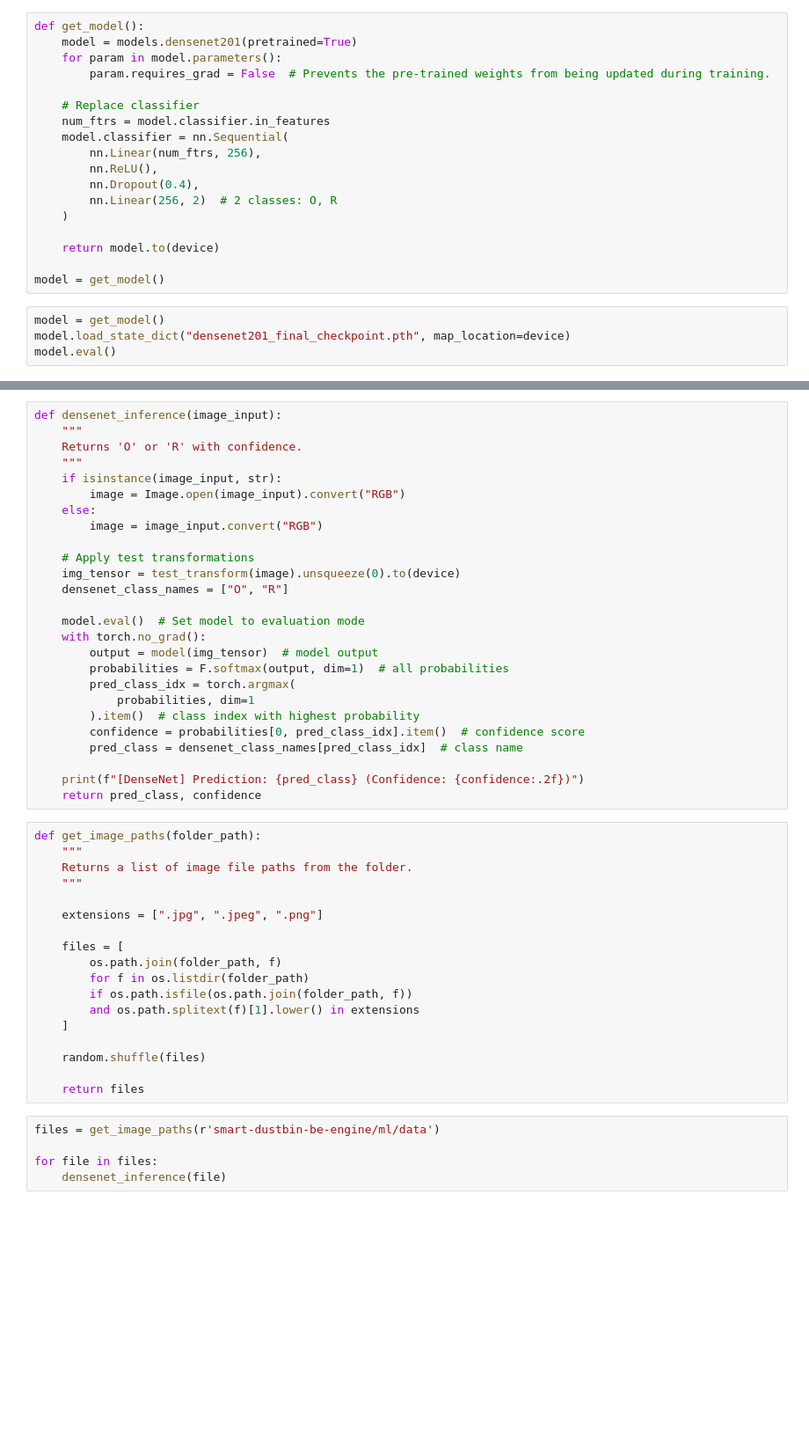
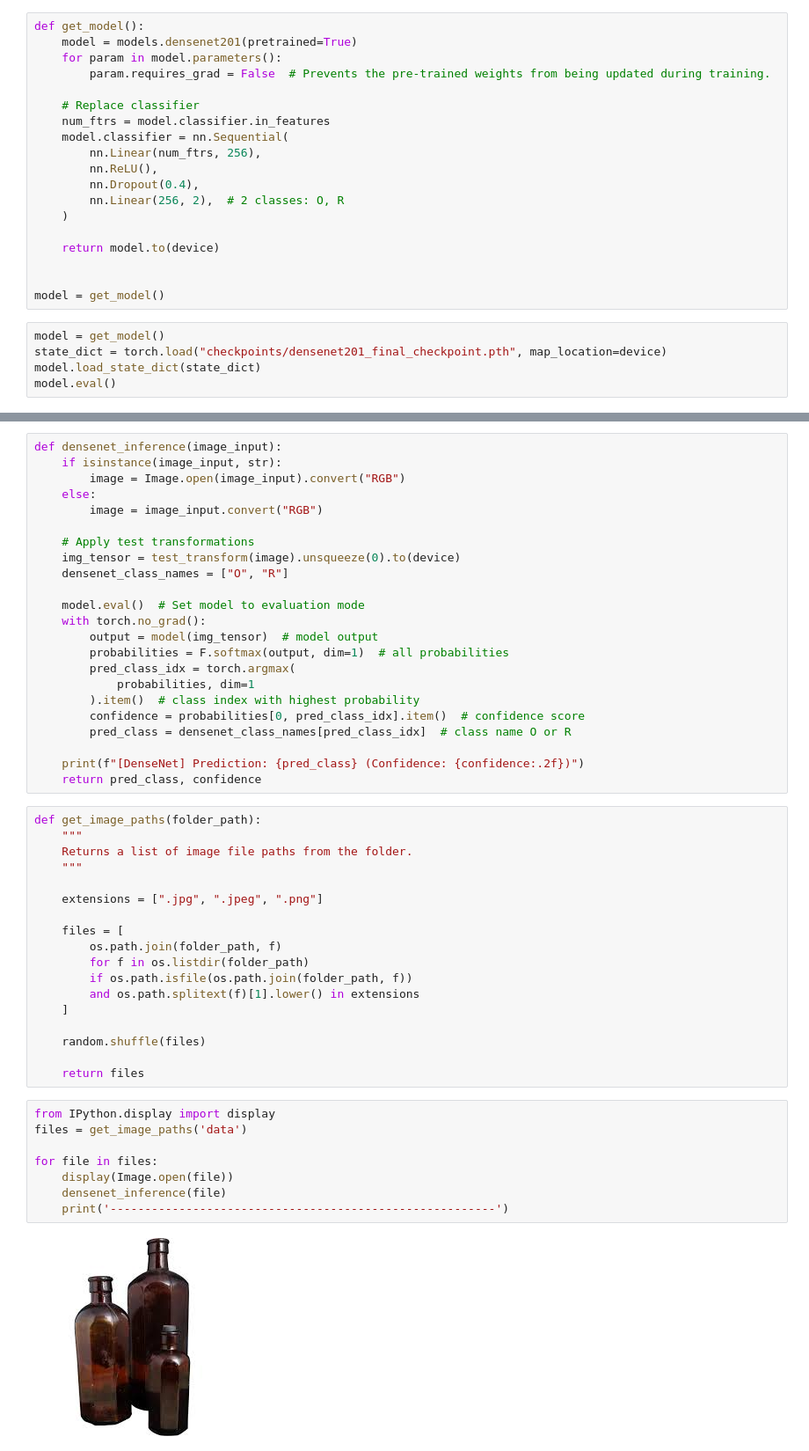
Before and after one commit to bibekjoshi01/smart-dustbin-be-engine, a Jupyter notebook: ml/performance.ipynb, the cells around one changed output, grey strips where cells are left out. Shown at 88% size. Cells and saved outputs as stored; diff of their text form; blank space fills up the shorter version.

Commit message:
Feat: Model Performance tested

```diff
--- a/ml/performance.ipynb
+++ b/ml/performance.ipynb
@@ -23,13 +67,15 @@ def get_model():
         nn.Linear(num_ftrs, 256),
         nn.ReLU(),
         nn.Dropout(0.4),
-        nn.Linear(256, 2)  # 2 classes: O, R
+        nn.Linear(256, 2),  # 2 classes: O, R
     )
 
     return model.to(device)
 
+
 model = get_model()
 # %%
 model = get_model()
-model.load_state_dict("densenet201_final_checkpoint.pth", map_location=device)
+state_dict = torch.load("checkpoints/densenet201_final_checkpoint.pth", map_location=device)
+model.load_state_dict(state_dict)
 model.eval()
@@ -42,9 +106,6 @@ test_transform = transforms.Compose([
 ])
 # %%
 def densenet_inference(image_input):
-    """
-    Returns 'O' or 'R' with confidence.
-    """
     if isinstance(image_input, str):
         image = Image.open(image_input).convert("RGB")
     else:
@@ -62,7 +123,7 @@ def densenet_inference(image_input):
             probabilities, dim=1
         ).item()  # class index with highest probability
         confidence = probabilities[0, pred_class_idx].item()  # confidence score
-        pred_class = densenet_class_names[pred_class_idx]  # class name
+        pred_class = densenet_class_names[pred_class_idx]  # class name O or R
 
     print(f"[DenseNet] Prediction: {pred_class} (Confidence: {confidence:.2f})")
     return pred_class, confidence
@@ -85,7 +146,12 @@ def get_image_paths(folder_path):
 
     return files
 # %%
-files = get_image_paths(r'smart-dustbin-be-engine/ml/data')
+from IPython.display import display
+files = get_image_paths('data')
 
 for file in files:
+    display(Image.open(file))
     densenet_inference(file)
+    print('--------------------------------------------------------')
+# %% [output]
+[figure, added]
```
Also changed, not shown: parts of 4 cells of this notebook.
